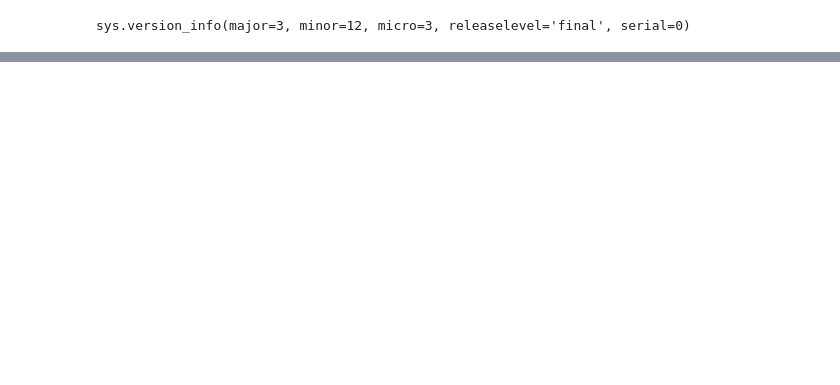
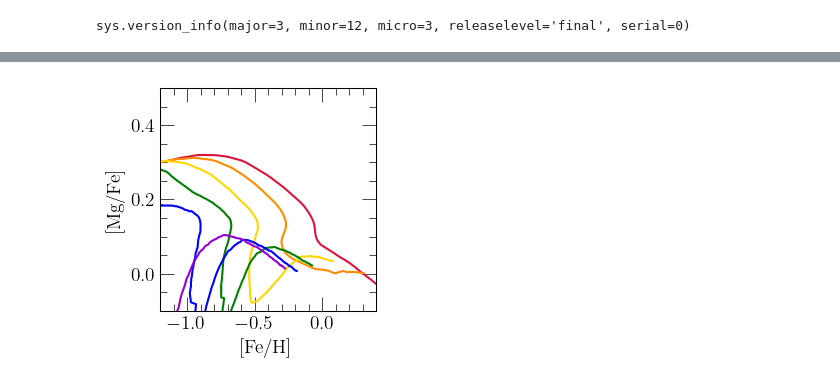
Before and after one commit to giganano/merger-flows, a Jupyter notebook: notebooks/trajectory-comp.ipynb, the cells around one changed output, grey strips where cells are left out. Saved outputs shown, nothing was run; the diff lists cells and outputs as text; code cells hidden in the pictures; blank space fills up the shorter version.

```diff
--- a/notebooks/trajectory-comp.ipynb
+++ b/notebooks/trajectory-comp.ipynb
@@ -162,0 +179,31 @@ plt.show()
+# %%
+output = vice.output("../outputs/expifr_gse/amd-pwd/tacc3p2/massratio3/expsigma/gsebetaphiin-0p4")
+# %%
+RADII = [3, 5, 7, 9, 11, 13]
+COLORS = ["crimson", "darkorange", "gold", "green", "blue", "darkviolet"]
+
+fig = plt.figure(figsize = (3, 3))
+ax = fig.add_subplot(111)
+ax.set_xlabel(r"[Fe/H]")
+ax.set_ylabel(r"[Mg/Fe]")
+ax.set_xlim([-1.2, 0.4])
+ax.set_ylim([-0.1, 0.5])
+ax.set_xticks([-1, -0.5, 0])
+ax.set_yticks([0, 0.2, 0.4])
+
+def plot_track(ax, output, radius = 8, zone_width = 0.1, **kwargs):
+    zone = int(radius / zone_width)
+    zone = output.zones["zone%d" % (zone)]
+    ax.plot(zone.history["[fe/h]"], zone.history["[mg/fe]"], **kwargs)
+
+for i in range(len(RADII)):
+    kwargs = {
+        "c": named_colors()[COLORS[i]],
+        "label": r"$%g$ kpc" % (RADII[i])
+    }
+    plot_track(ax, output, radius = RADII[i], **kwargs)
+
+plt.tight_layout()
+plt.show()
+# %% [output]
+[figure, added]
```
Also changed, not shown: parts of 2 cells of this notebook, 25 other files.
